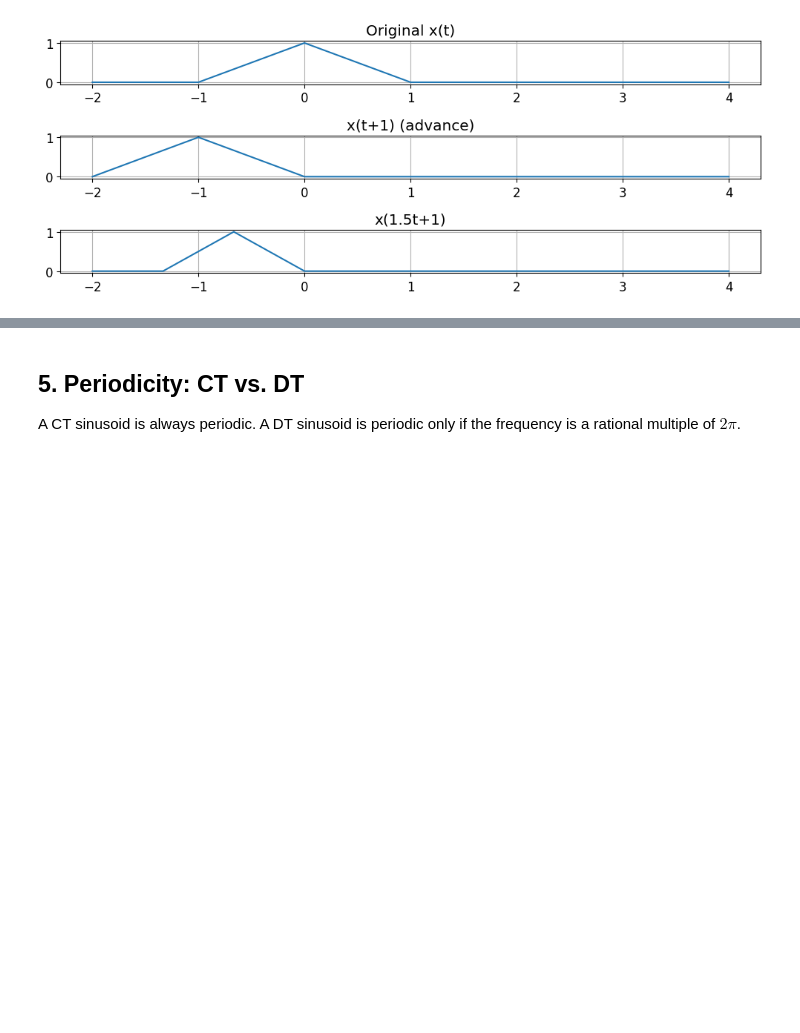
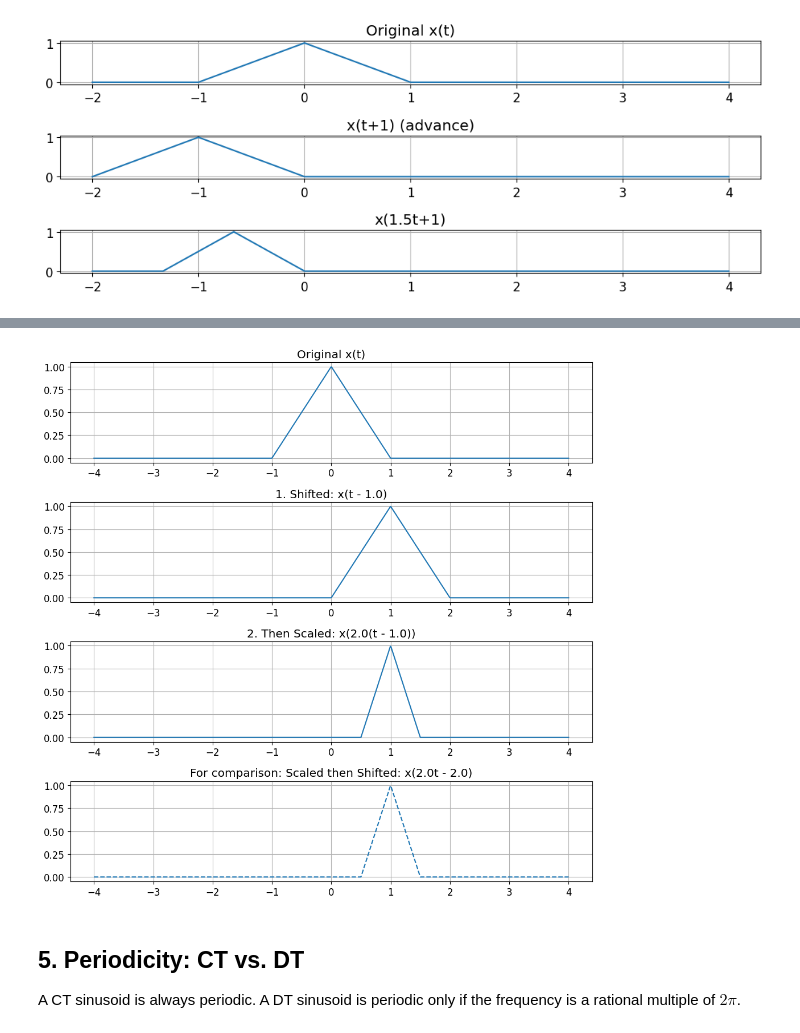
Before and after one commit to Storm00212/Signals-and-communication-visualisation, a Jupyter notebook: signals_intro.ipynb, the cells around one changed output, grey strips where cells are left out. Cells and saved outputs as stored; diff of their text form; code cells hidden in the pictures; blank space fills up the shorter version.

Commit message:
Added shifting and scaling

```diff
--- a/signals_intro.ipynb
+++ b/signals_intro.ipynb
@@ -175,3 +185,51 @@ plt.show()
+# %%
+# Define a triangular pulse (repeated for self-containment)
+def triangle(t):
+    return np.maximum(0, 1 - np.abs(t))
+
+# Using the `triangle` pulse defined earlier
+# x(t) shifted by t0, then scaled by alpha: x(alpha * (t - t0))
+
+t_plot = np.linspace(-4, 4, 1000)
+x_original = triangle(t_plot)
+
+t0_shift = 1.0  # Shift amount
+alpha_scale = 2.0 # Scale factor (compression)
+
+# 1. Shift first: x(t - t0)
+x_shifted_first = triangle(t_plot - t0_shift)
+
+# 2. Then scale: x(alpha * (t - t0))
+x_shifted_then_scaled = triangle(alpha_scale * (t_plot - t0_shift))
+
+# For comparison, if we scale first, then shift: x(alpha*t - beta)
+# x(alpha * t)
+x_scaled_first = triangle(alpha_scale * t_plot)
+# x(alpha * (t - t_new_shift)) where t_new_shift = t0_shift
+x_scaled_then_shifted = triangle(alpha_scale * t_plot - (alpha_scale * t0_shift))
+
+fig, axs = plt.subplots(4, 1, figsize=(10, 10))
+
+axs[0].plot(t_plot, x_original)
+axs[0].set_title('Original x(t)')
+axs[0].grid(True)
+
+axs[1].plot(t_plot, x_shifted_first)
+axs[1].set_title(f'1. Shifted: x(t - {t0_shift})')
+axs[1].grid(True)
+
+axs[2].plot(t_plot, x_shifted_then_scaled)
+axs[2].set_title(f'2. Then Scaled: x({alpha_scale}(t - {t0_shift}))')
+axs[2].grid(True)
+
+axs[3].plot(t_plot, x_scaled_then_shifted, linestyle='--')
+axs[3].set_title(f'For comparison: Scaled then Shifted: x({alpha_scale}t - {alpha_scale * t0_shift})')
+axs[3].grid(True)
+
+plt.tight_layout()
+plt.show()
+# %% [output]
+[figure, added]
 # %% [markdown]
 ## 5. Periodicity: CT vs. DT
 
```
Also changed, not shown: parts of 1 cell of this notebook.
